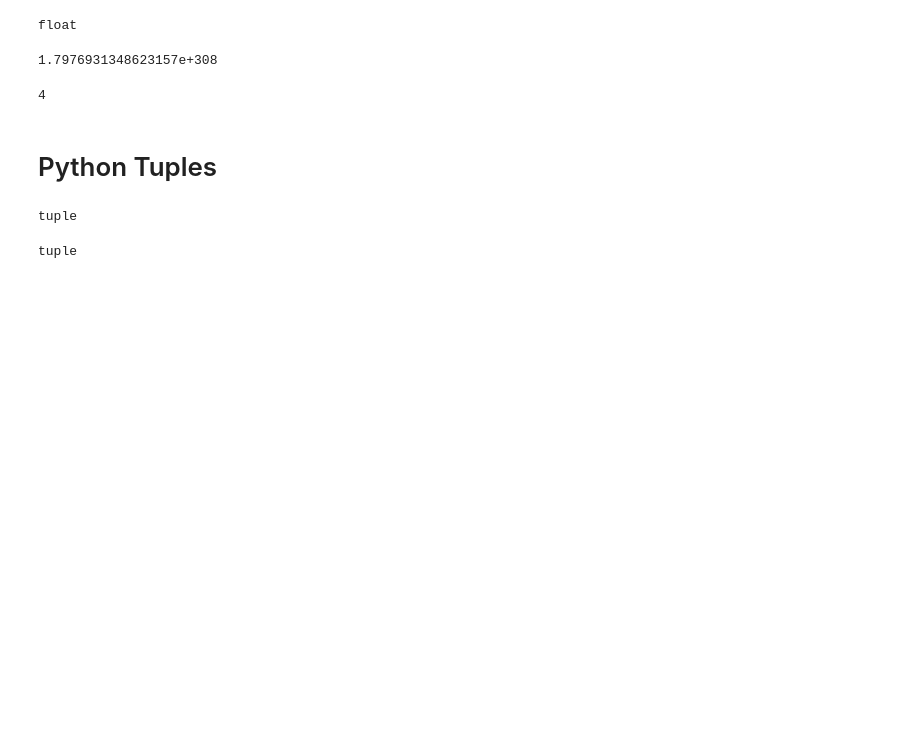
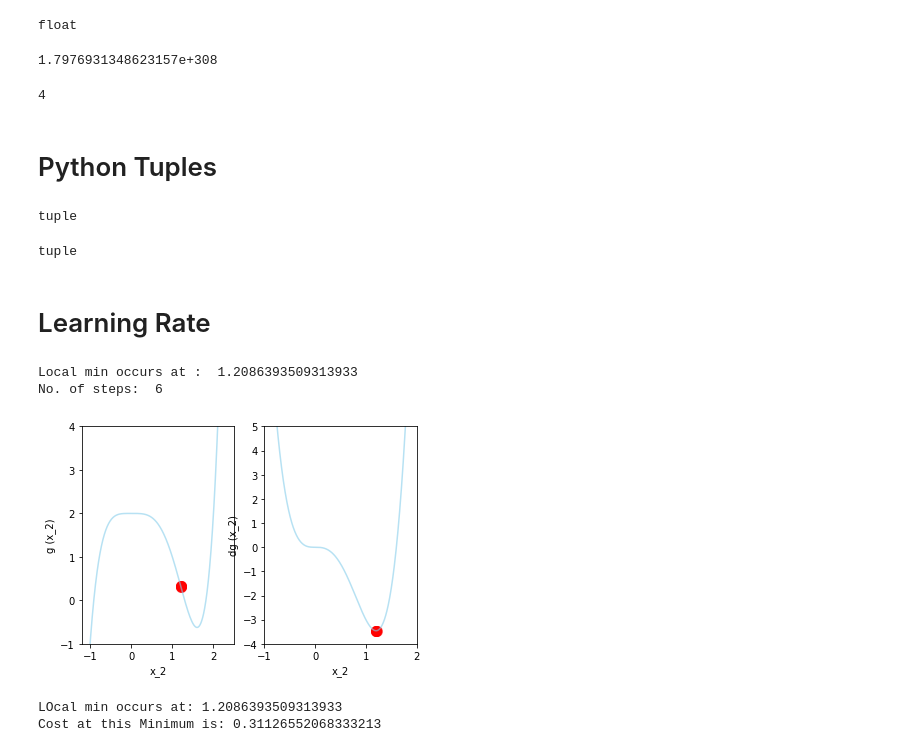
Before and after one commit to sid-py/Complete-Data-Science-and-Machine-Learning-Bootcamp-Udemy, a Jupyter notebook: section_4/03_gradient_descent.ipynb, the cells around one changed output. Saved outputs shown, nothing was run; the diff lists cells and outputs as text; code cells hidden in the pictures; blank space fills up the shorter version.

```diff
--- a/section_4/03_gradient_descent.ipynb
+++ b/section_4/03_gradient_descent.ipynb
@@ -282,3 +282,40 @@ xyz = "a",
 type(xyz)
 # %% [output]
 tuple
+# %% [markdown]
+# Learning Rate
+# %%
+#  Calling Gradient Descent function
+
+low_gamma = gradient_descent(derivative_func= dh, initial_guess= 1.2, multiplier=0.0005, precision=0.001, max_iter=5)
+print("Local min occurs at : ", local_min)
+print("No. of steps: ", len(list_x))
+#  Plotting reduction in cost for each iteration
+plt.subplot(1,2,1)
+plt.xlim(-1.2, 2.5)
+plt.ylim(-1, 4)
+plt.plot(x_3, h(x_3), color= "skyblue", alpha = 0.6)
+plt.xlabel("x_2")
+plt.ylabel("g (x_2)")
+
+plt.scatter(list_x, h(np.array(list_x)), color = "r", s = 100, alpha = 0.5 )
+
+#  Second Plot
+plt.subplot(1,2,2)
+plt.xlim(-1, 2)
+plt.ylim(-4, 5)
+plt.plot(x_3, dh(x_3), color= "skyblue", alpha = 0.6)
+plt.xlabel("x_2")
+plt.ylabel("dg (x_2)")
+plt.scatter(list_x, deriv_list, color = "r", s = 100, alpha = 0.5 )
+plt.show()
+
+print("LOcal min occurs at:", local_min)
+print("Cost at this Minimum is:", h(local_min))
+print()
+# %% [output]
+Local min occurs at :  1.2086393509313933
+No. of steps:  6
+[figure, added]
+LOcal min occurs at: 1.2086393509313933
+Cost at this Minimum is: 0.31126552068333213
```
Also changed, not shown: 3 other files.
